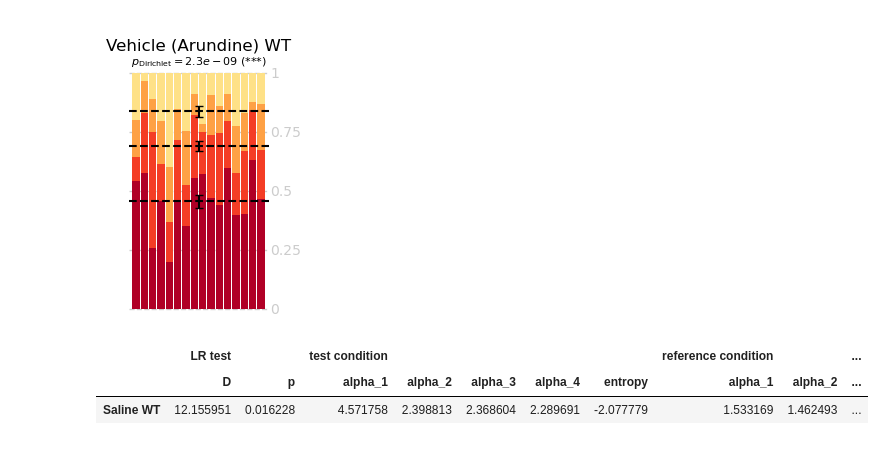
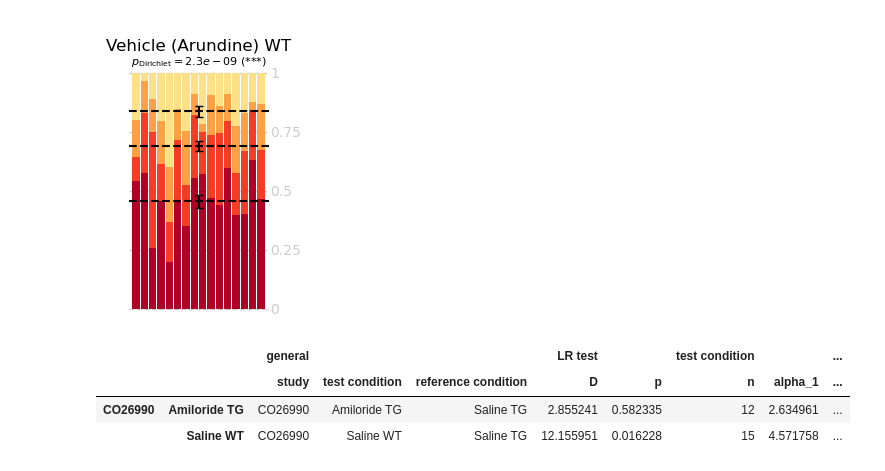
Before and after one commit to attilagk/CTNS-notebook, a Jupyter notebook: 2024-06-26-mwm-test-probe-CO28154/2024-06-26-mwm-test-probe-CO28154.ipynb, the cells around one changed output. Cells and saved outputs as stored; diff of their text form; code cells hidden in the pictures.

```diff
--- a/2024-06-26-mwm-test-probe-CO28154/2024-06-26-mwm-test-probe-CO28154.ipynb
+++ b/2024-06-26-mwm-test-probe-CO28154/2024-06-26-mwm-test-probe-CO28154.ipynb
@@ -212,35 +213,53 @@ Result of the Dirichlet uniformity test for group TUDCA + HCQ TG:
 [figure]
 [figure]
 # %%
-def test_same_distro_one(test_cond, ref_cond='Saline TG', data=data_CO26990):
-    res = dirichlet.test_same_distribution(*[extract_data4dirichlet(c, data) for c in [test_cond, ref_cond]])
+def test_same_distro_one(test_cond, ref_cond='Saline TG', data=data_CO26990, study='CO26990'):
+    test_data, ref_data = [extract_data4dirichlet(c, data) for c in [test_cond, ref_cond]]
+    data_list = [test_data, ref_data, np.concatenate([test_data, ref_data], axis=0)]
+    n_list = [d.shape[0] for d in data_list]
+    res = dirichlet.test_same_distribution(test_data, ref_data)
     #D, p, a_mixed, a_test, a_ref = res
-    df_general = pd.DataFrame(np.array(res[:2]), index=pd.MultiIndex.from_product([['LR test'], ['D', 'p']]), columns=[test_cond]).transpose()
-    Z = zip([res[3], res[4], res[2]], [c + ' condition' for c in ['test', 'reference', 'mixed']])
-    #Z = zip(res[2:], [c + ' condition' for c in ['mixed', 'test', 'reference']])
-    def helper(a, c):
-        ix = pd.MultiIndex.from_product([[c], ['alpha_1', 'alpha_2', 'alpha_3', 'alpha_4', 'entropy']])
-        entropy = scipy.stats.dirichlet.entropy(a / a.sum() * 4)
-        a = np.array(list(a) + [entropy])
-        val = pd.DataFrame(a, index=ix, columns=[test_cond]).transpose()
+    columns = pd.MultiIndex.from_product([[study], [test_cond]])
+    df_general = pd.DataFrame(np.array(res[:2]), index=pd.MultiIndex.from_product([['LR test'], ['D', 'p']]), columns=columns).transpose()
+    Z = zip([res[3], res[4], res[2]], [c + ' condition' for c in ['test', 'reference', 'mixed']], n_list)
+    def helper(a, c, n):
+        ix = pd.MultiIndex.from_product([[c], ['n', 'alpha_1', 'alpha_2', 'alpha_3', 'alpha_4']])
+        #ix = pd.MultiIndex.from_product([[c], ['n', 'alpha_1', 'alpha_2', 'alpha_3', 'alpha_4', 'entropy']])
+        amle = a
+        vararray = 1. / ((polygamma(1, amle) - polygamma(1, amle.sum())) * n)
+        entropy = scipy.stats.dirichlet.entropy(amle / amle.sum() * len(amle))
+        a = np.array([n] + list(amle))
+        #a = np.array([n] + list(amle) + [entropy])
+        val = pd.DataFrame(a, index=ix, columns=columns).transpose().astype({(c, 'n'): 'int64'})
         return(val)
-    l = [helper(a, c) for a, c in Z]
-    #l = [pd.DataFrame(a, index=pd.MultiIndex.from_product([[c], ['alpha_1', 'alpha_2', 'alpha_3', 'alpha_4']]), columns=[test_cond]).transpose() for a, c in Z]
+    l = [helper(a, c, n) for a, c, n in Z]
     l = [df_general] + l
     df = pd.concat(l, axis=1)
     return(df)
 
 
-def test_same_distro(test_conditions, ref_cond='Saline TG', data=data_CO26990, study='CO26990'):
-    l = [test_same_distro_one(test_cond, 'Saline TG', data=data) for test_cond in test_conditions]
+def test_same_distro(comparisons, data=data_CO26990, study='CO26990'):
+    test_conditions, ref_conditions = [comparisons[:, i] for i in [0, 1]]
+    l = [test_same_distro_one(test_cond, ref_cond, data=data, study=study) for test_cond, ref_cond in zip(test_conditions, ref_conditions)]
     results = pd.concat(l, axis=0)
-    ix = pd.MultiIndex.from_product([[study], test_conditions])
-    results = pd.DataFrame(results.to_numpy(), index=ix, columns=results.columns)
+    Z = zip([study, test_conditions, ref_conditions], ['study', 'test condition', 'reference condition'])
+    l = [pd.DataFrame(x, index=results.index, columns=pd.MultiIndex.from_product([['general'], [c]])) for x, c in Z]
+    results = pd.concat(l + [results], axis=1)
     return(results)
 
 
-test_same_distro_one('Saline WT', 'Saline TG', data=data_CO26990)
+#test_same_distro_one('Saline WT', 'Saline TG', data=data_CO26990)
+
+comparisons_CO26990 = np.array([
+    #['Saline TG', 'Saline TG'],
+    ['Amiloride TG', 'Saline TG'],
+    ['Saline WT', 'Saline TG'],
+])
+
+results_CO26990 = test_same_distro(comparisons_CO26990, data=data_CO26990, study='CO26990')
+results_CO26990
 # %% [output]
-|  | LR test |  | test condition |  |  |  |  | reference condition |  | ... |
-|  | D | p | alpha_1 | alpha_2 | alpha_3 | alpha_4 | entropy | alpha_1 | alpha_2 | ... |
-| Saline WT | 12.155951 | 0.016228 | 4.571758 | 2.398813 | 2.368604 | 2.289691 | -2.077779 | 1.533169 | 1.462493 | ... |
+|  |  | general |  |  | LR test |  | test condition |  | ... |
+|  |  | study | test condition | reference condition | D | p | n | alpha_1 | ... |
+| CO26990 | Amiloride TG | CO26990 | Amiloride TG | Saline TG | 2.855241 | 0.582335 | 12 | 2.634961 | ... |
+|  | Saline WT | CO26990 | Saline WT | Saline TG | 12.155951 | 0.016228 | 15 | 4.571758 | ... |
```
Also changed, not shown: parts of 6 cells of this notebook.
